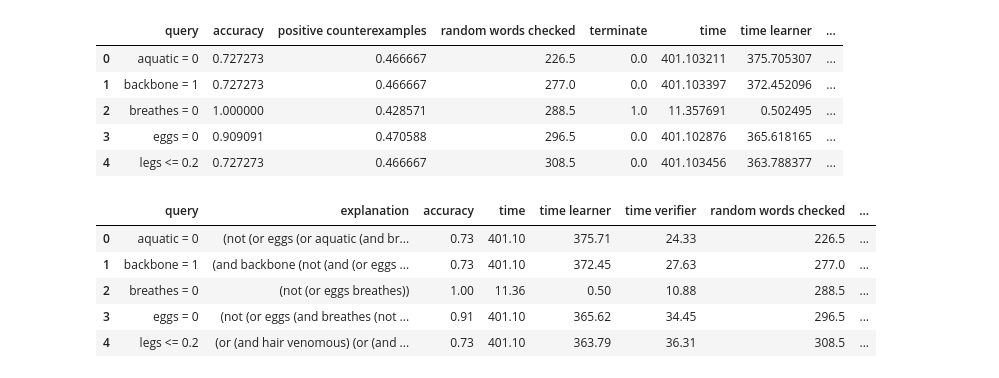
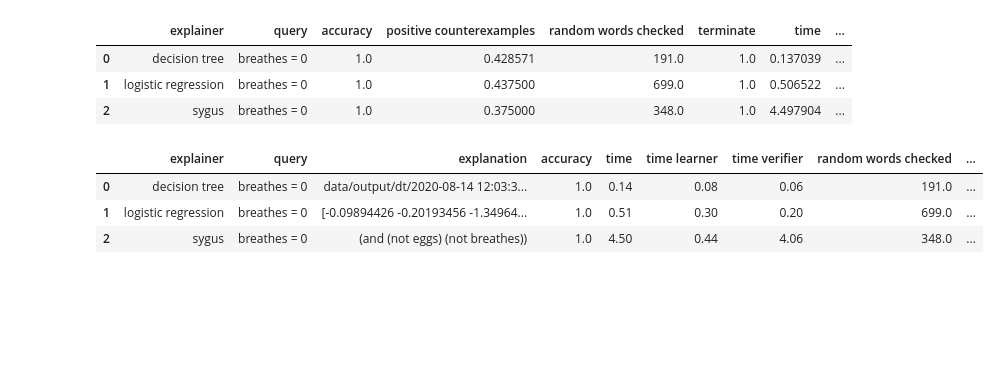
Before and after one commit to bishwamittra/pacX, a Jupyter notebook: read_output.ipynb, the cells around one changed output. Saved outputs shown, nothing was run; the diff lists cells and outputs as text; code cells hidden in the pictures; blank space fills up the shorter version.

Commit message:
working version for sygus

```diff
--- a/read_output.ipynb
+++ b/read_output.ipynb
@@ -1,8 +1,11 @@
 # %%
 import pandas as pd
 import numpy as np
+select_blackbox = ['decision tree','neural network', 'random forest'][0]
+
 df = pd.read_csv("data/output/result.csv", header=None)
-df.columns = ['accuracy', 'explanation', 'positive counterexamples', 'query', 'random words checked', 'terminate', 'time', 'time learner', 'time verifier', 'total counterexamples']
+df.columns = ['accuracy', 'blackbox', 'explainer', 'explanation', 'explanation size', 'positive counterexamples', 'query', 'random words checked', 'terminate', 'time', 'time learner', 'time verifier', 'total counterexamples']
+df = df[df['blackbox'] == select_blackbox]
 print("minimum iterations:", min(df.groupby(['query'])['explanation'].count()), "max iterations:",max(df.groupby(['query'])['explanation'].count()))
 df.head()
 # %% [output]
@@ -16,39 +13,38 @@ minimum iterations: 80 max iterations: 80
 # %%
 # take median
-group_list = ['query']
+group_list = ['explainer','query']
 df_med = df.groupby(group_list).median()
 df_med.reset_index(inplace=True)
-df_med.head()
+df_med
 # %% [output]
-|  | query | accuracy | positive counterexamples | random words checked | terminate | time | time learner | ... |
-| 0 | aquatic = 0 | 0.727273 | 0.466667 | 226.5 | 0.0 | 401.103211 | 375.705307 | ... |
-| 1 | backbone = 1 | 0.727273 | 0.466667 | 277.0 | 0.0 | 401.103397 | 372.452096 | ... |
-| 2 | breathes = 0 | 1.000000 | 0.428571 | 288.5 | 1.0 | 11.357691 | 0.502495 | ... |
-| 3 | eggs = 0 | 0.909091 | 0.470588 | 296.5 | 0.0 | 401.102876 | 365.618165 | ... |
-| 4 | legs <= 0.2 | 0.727273 | 0.466667 | 308.5 | 0.0 | 401.103456 | 363.788377 | ... |
+|  | explainer | query | accuracy | positive counterexamples | random words checked | terminate | time | ... |
+| 0 | decision tree | breathes = 0 | 1.0 | 0.428571 | 191.0 | 1.0 | 0.137039 | ... |
+| 1 | logistic regression | breathes = 0 | 1.0 | 0.437500 | 699.0 | 1.0 | 0.506522 | ... |
+| 2 | sygus | breathes = 0 | 1.0 | 0.375000 | 348.0 | 1.0 | 4.497904 | ... |
 # %%
 # find representative explanation
 query_explanations = {}
-for key, item in df.groupby(['query'], as_index=False):
+for key, item in df.groupby(['explainer','query'], as_index = False):
     item.reset_index(inplace=True, drop=True)
-    # nearest explanation to the average accuracy
-    explanation = item.iloc[item.index[(item['accuracy']-df_med['accuracy'][(df_med['query'] == key)].item()).abs().argsort()][0]]['explanation']
-    query_explanations[key] = explanation
+    if(len(item) == 1):
+        query_explanations[key] = item['explanation'].item()
+    else:
+        # nearest explanation to the average accuracy
+        explanation = item.iloc[item.index[(item['accuracy']-df_med['accuracy'][(df_med['query'] == key)].item()).abs().argsort()][0]]['explanation']
+        query_explanations[key] = explanation
 # %%
 df_output = df_med
 df_output = df_output.drop("terminate", axis=1)
 df_output['explanation'] = np.nan
 for key in query_explanations:
-    df_output['explanation'][df_output['query'] == key] = query_explanations[key]
+    df_output['explanation'][(df_output['explainer'] == key[0]) & (df_output['query'] == key[1])] = query_explanations[key]
 
 # reorganise columns
-df_output = df_output[['query', 'explanation', 'accuracy', 'time', 'time learner', 'time verifier', 'random words checked', 'total counterexamples', 'positive counterexamples']]
+df_output = df_output[[ 'explainer','query', 'explanation', 'accuracy', 'time', 'time learner', 'time verifier', 'random words checked', 'total counterexamples', 'positive counterexamples']]
 df_output = df_output.round(2)
 df_output.head()
 # %% [output]
-|  | query | explanation | accuracy | time | time learner | time verifier | random words checked | ... |
-| 0 | aquatic = 0 | (not (or eggs (or aquatic (and br... | 0.73 | 401.10 | 375.71 | 24.33 | 226.5 | ... |
-| 1 | backbone = 1 | (and backbone (not (and (or eggs ... | 0.73 | 401.10 | 372.45 | 27.63 | 277.0 | ... |
-| 2 | breathes = 0 | (not (or eggs breathes)) | 1.00 | 11.36 | 0.50 | 10.88 | 288.5 | ... |
-| 3 | eggs = 0 | (not (or eggs (and breathes (not ... | 0.91 | 401.10 | 365.62 | 34.45 | 296.5 | ... |
-| 4 | legs <= 0.2 | (or (and hair venomous) (or (and ... | 0.73 | 401.10 | 363.79 | 36.31 | 308.5 | ... |
+|  | explainer | query | explanation | accuracy | time | time learner | time verifier | random words checked | ... |
+| 0 | decision tree | breathes = 0 | data/output/dt/2020-08-14 12:03:3... | 1.0 | 0.14 | 0.08 | 0.06 | 191.0 | ... |
+| 1 | logistic regression | breathes = 0 | [-0.09894426 -0.20193456 -1.34964... | 1.0 | 0.51 | 0.30 | 0.20 | 699.0 | ... |
+| 2 | sygus | breathes = 0 | (and (not eggs) (not breathes)) | 1.0 | 4.50 | 0.44 | 4.06 | 348.0 | ... |
```
Also changed, not shown: parts of 2 cells of this notebook, 33 other files.
